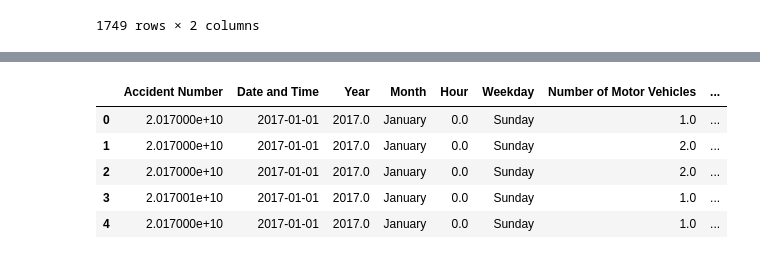
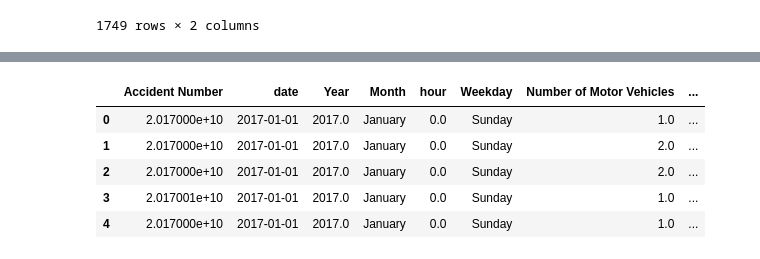
Before and after one commit to Jordan-D-Taylor/air_pollution_and_traffic_hazards, a Jupyter notebook: Capstone.ipynb, the cells around one changed output, grey strips where cells are left out. Saved outputs shown, nothing was run; the diff lists cells and outputs as text; code cells hidden in the pictures.

```diff
--- a/Capstone.ipynb
+++ b/Capstone.ipynb
@@ -143,8 +208,10 @@ date_aqi
 # pm25['Date'].value_counts().reset_index().sort_values(by='Date')
 # %%
 traffic = pd.read_csv('data/Traffic_Accidents_20240605.csv', low_memory=False)
+# %%
+traffic = traffic.rename(columns={'Date and Time': 'date', 'Hour': 'hour'})
 # %%
-traffic['Date and Time'] = pd.to_datetime(traffic['Date and Time']).dt.date
+traffic['date'] = pd.to_datetime(traffic['date']).dt.date
 # %%
 traffic = traffic[0:184623]
 # %%
@@ -170,7 +239,12 @@ memory usage: 42.3+ MB
 # %%
+# traffic[traffic['date'] == timestamp('2017-01-01')]
+traffic['date'] = pd.to_datetime(traffic['date'])
 traffic.head()
+
+
+# traffic[accidents per date]
 # %% [output]
-|  | Accident Number | Date and Time | Year | Month | Hour | Weekday | Number of Motor Vehicles | ... |
+|  | Accident Number | date | Year | Month | hour | Weekday | Number of Motor Vehicles | ... |
 | 0 | 2.017000e+10 | 2017-01-01 | 2017.0 | January | 0.0 | Sunday | 1.0 | ... |
 | 1 | 2.017000e+10 | 2017-01-01 | 2017.0 | January | 0.0 | Sunday | 2.0 | ... |
 | 2 | 2.017000e+10 | 2017-01-01 | 2017.0 | January | 0.0 | Sunday | 2.0 | ... |
```
Also changed, not shown: parts of 34 cells of this notebook, 2 other files.
